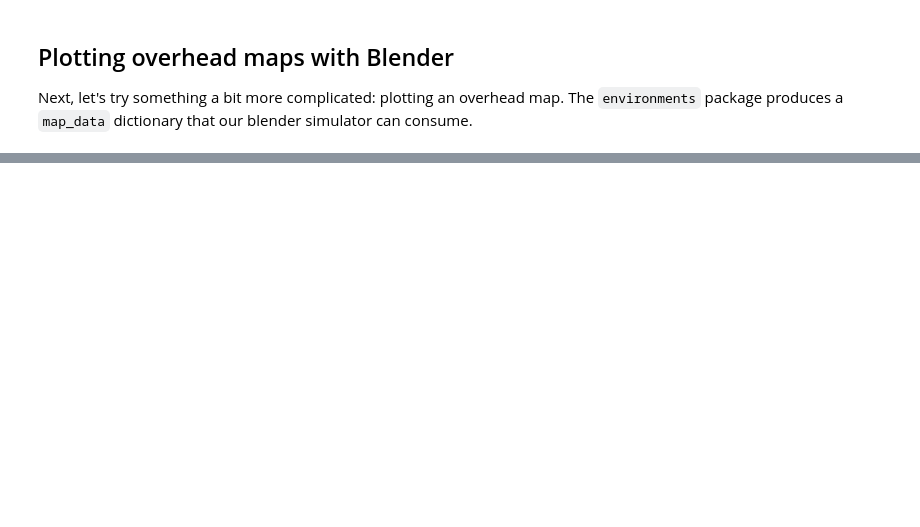
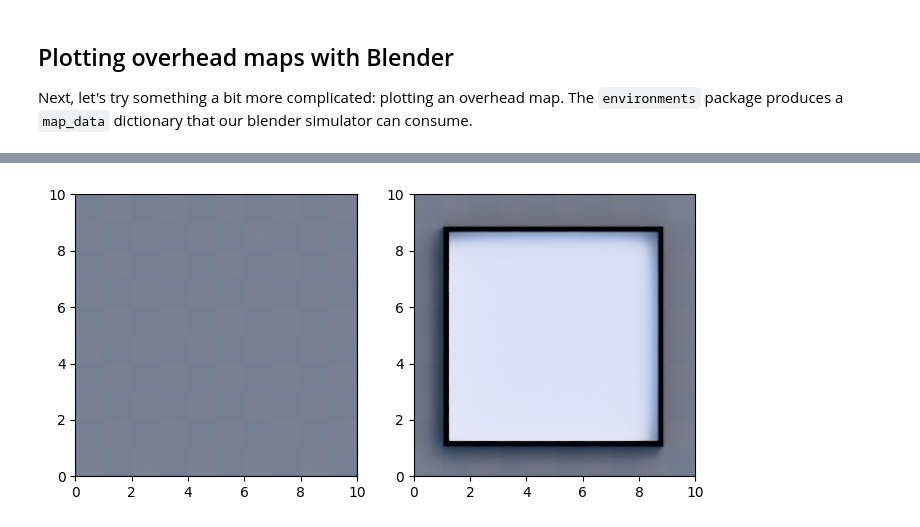
Before and after one commit to RAIL-group/RAIL-lsp-dev, a Jupyter notebook: resources/notebooks/Blender-Visual-Sim.ipynb, the cells around one changed output, grey strips where cells are left out. Cells and saved outputs as stored; diff of their text form; code cells hidden in the pictures; blank space fills up the shorter version.

```diff
--- a/resources/notebooks/Blender-Visual-Sim.ipynb
+++ b/resources/notebooks/Blender-Visual-Sim.ipynb
@@ -246 +246,43 @@ TOTAL TIME: 39.66041421890259
 [figure]
+# %%
+from blendervsim import BlenderVSim
+import lsp
+import matplotlib.pyplot as plt
+import numpy as np
+
+grid = np.zeros((100, 100))
+grid[10:90, 10:90] = 1
+grid[11:89, 11:89] = 2
+map_data = {
+    'semantic_labels': {'background': 1, 'free': 2},
+    'resolution': 0.1,
+    'x_offset': 0,
+    'y_offset': 0,
+}
+
+scene = "/resources/blender_scenes/render_overhead.blend"
+with BlenderVSim(blender_scene_path=scene) as blender:
+    map_data['semantic_grid'] = np.ones_like(grid)
+    map_data['occ_grid'] = np.zeros_like(grid)
+    bkd_image, bkd_data = blender.render_overhead(
+        map_data=map_data,
+        pixels_per_meter=25,
+        edge_buffer_meters=0,
+        render_settings={'samples': 32, 'use_denoising': True})
+
+    map_data['semantic_grid'] = grid
+    map_data['occ_grid'] = (grid > 1.5).astype(int)
+    sq_image, sq_data = blender.render_overhead(
+        map_data=map_data,
+        pixels_per_meter=25,
+        edge_buffer_meters=0,
+        render_settings={'samples': 32, 'use_denoising': True})
+
+plt.figure(figsize=(8, 6), dpi=100)
+plt.subplot(121)
+plt.imshow(bkd_image, extent=bkd_data['extent'])
+plt.subplot(122)
+plt.imshow(sq_image, extent=sq_data['extent'])
+plt.show()
+# %% [output]
+[figure, added]
```
Also changed, not shown: parts of 2 cells of this notebook, 1 other file.
